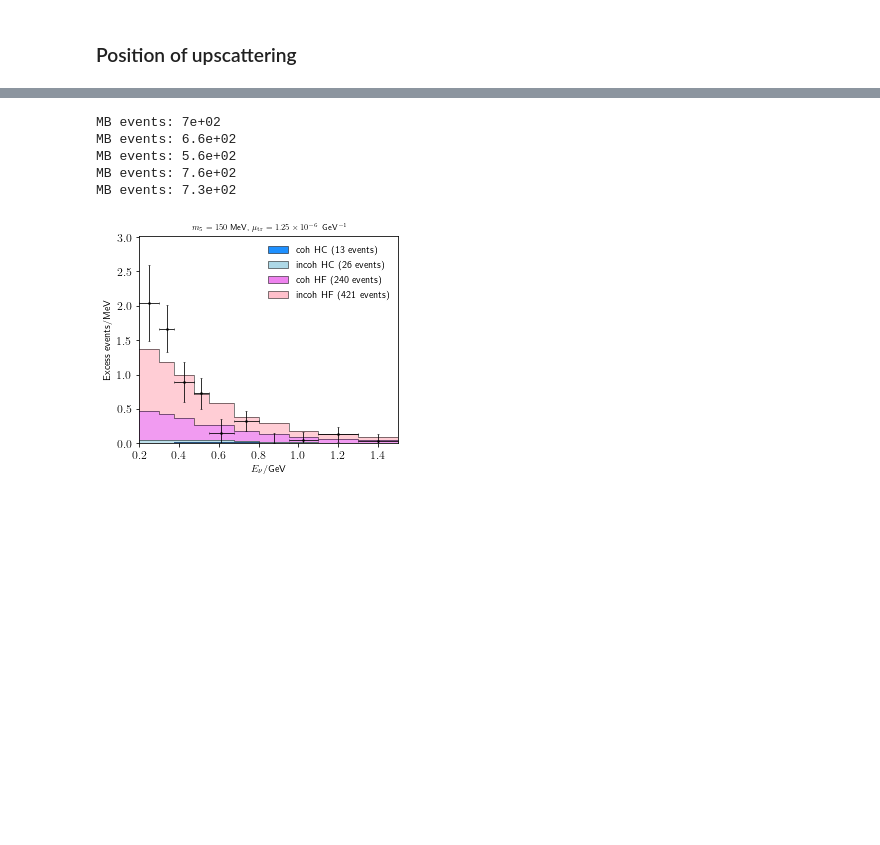
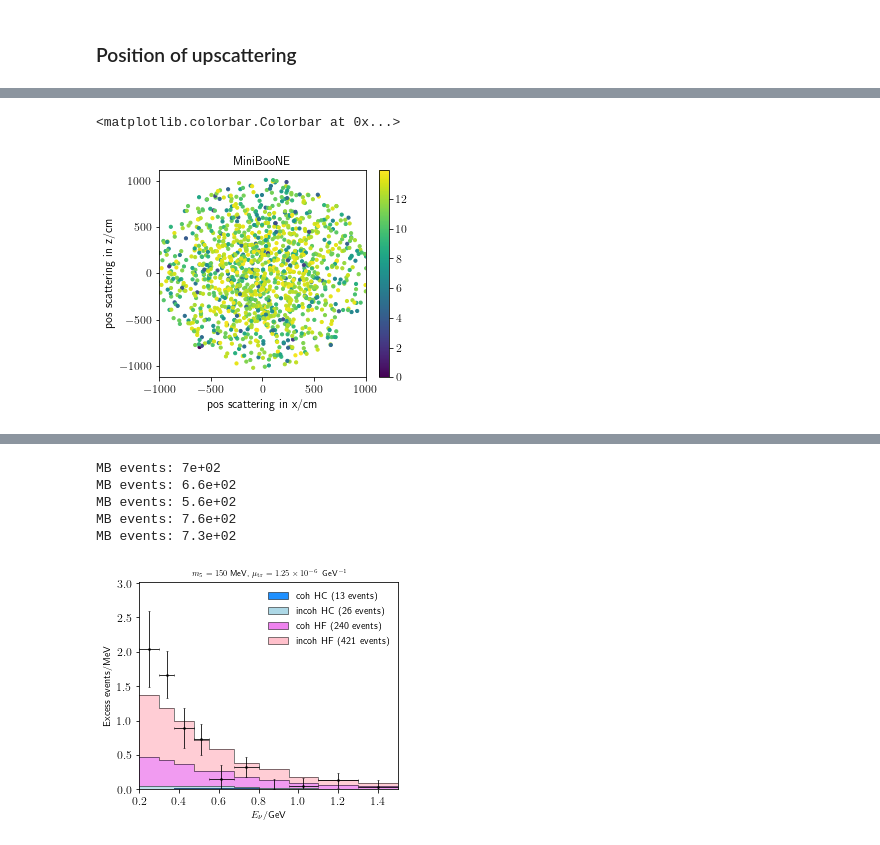
Before and after one commit to mhostert/DarkNews-generator, a Jupyter notebook: examples/microboone_study.ipynb, the cells around one changed output, grey strips where cells are left out. Drawn from its saved outputs; the diff is of its cells as text; code cells hidden in the pictures; blank space fills up the shorter version.

```diff
--- a/examples/microboone_study.ipynb
+++ b/examples/microboone_study.ipynb
@@ -203,3 +200,26 @@ ax.set_ylim(ht.min(),ht.max()*1.3)
+# %%
+fig, ax = dn.plot_tools.std_fig()
+df = final_dfs[2]
+dirt_mask = (df['pos_scatt','3']<-610) #& (-1e4<df['pos_scatt','3'])
+position_x = df['pos_scatt','2']
+position_y = df['pos_scatt','1']
+
+_ = ax.scatter(position_x[dirt_mask], position_y[dirt_mask], c=np.log10(df['w_event_rate'][dirt_mask]),
+                label='dirt', s=10)
+# c = ax.scatter(position_x, position_y, c=df['reco_w'],
+#                 label='dirt', s=10)
+
+ax.set_title("MiniBooNE")
+# ax.legend(loc='upper left', frameon=False)
+ax.set_xlabel("pos scattering in x/cm")
+ax.set_ylabel("pos scattering in z/cm")
+# ax.set_ylabel("events")
+ax.set_xlim(-1000,1000)
+fig.colorbar(c)
+# ax.set_ylim(position_y.min()/1.3,position_y.max()*1.3)
+# %% [output]
+<matplotlib.colorbar.Colorbar at 0x...>
+[figure, added]
 # %%
 # df = final_dfs[2]
 # dirt_mask = (df['pos_scatt','3']<-610)
```
Also changed, not shown: parts of 5 cells of this notebook, 6 other files.
